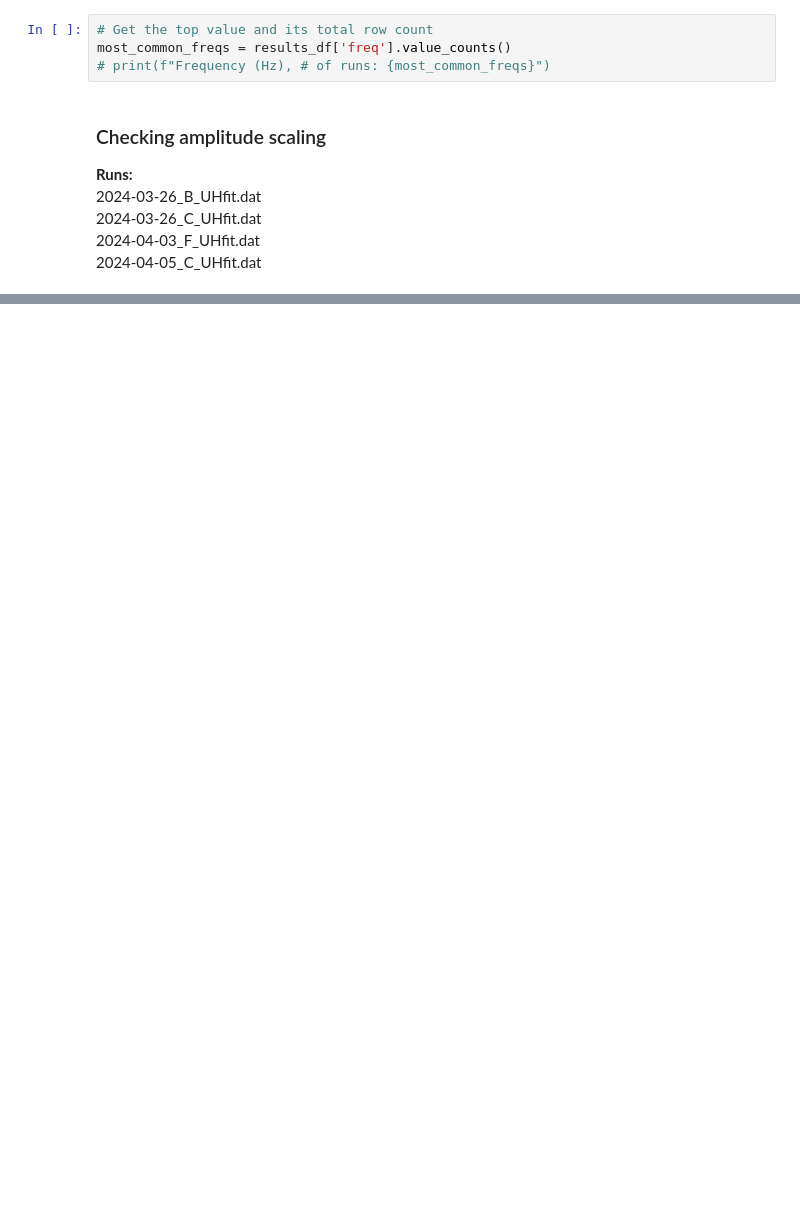
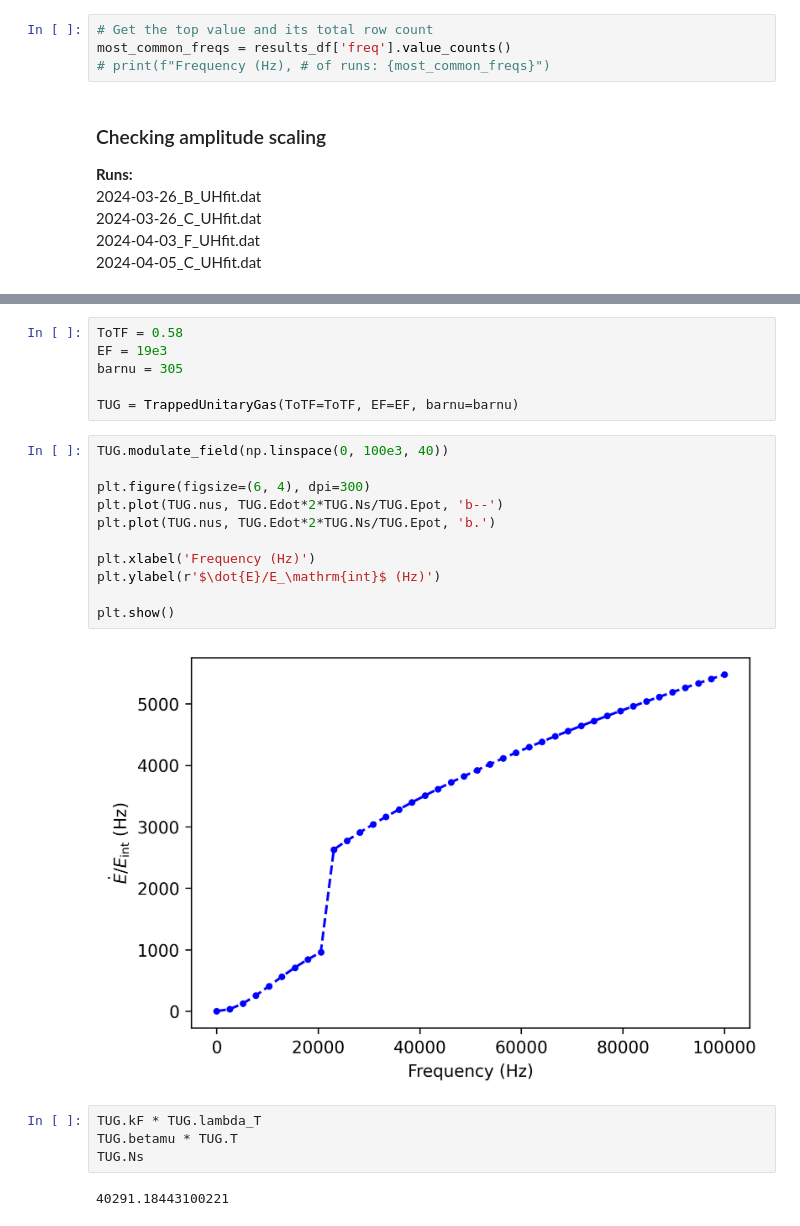
Before and after one commit to uoft-chiplab/Fast-Modulation-Contact-Correlation-Project, a Jupyter notebook: contact_correlations/heating_rate_analysis.ipynb, the cells around one changed output, grey strips where cells are left out. Saved outputs shown, nothing was run; the diff lists cells and outputs as text; blank space fills up the shorter version.

```diff
--- a/contact_correlations/heating_rate_analysis.ipynb
+++ b/contact_correlations/heating_rate_analysis.ipynb
@@ -288,0 +294,25 @@ array(['2024-03-26_B_UHfit.dat', '2024-03-26_C_UHfit.dat',
+# %%
+ToTF = 0.58
+EF = 19e3
+barnu = 305
+
+TUG = TrappedUnitaryGas(ToTF=ToTF, EF=EF, barnu=barnu)
+# %%
+TUG.modulate_field(np.linspace(0, 100e3, 40))
+
+plt.figure(figsize=(6, 4), dpi=300)
+plt.plot(TUG.nus, TUG.Edot*2*TUG.Ns/TUG.Epot, 'b--')
+plt.plot(TUG.nus, TUG.Edot*2*TUG.Ns/TUG.Epot, 'b.')
+
+plt.xlabel('Frequency (Hz)')
+plt.ylabel(r'$\dot{E}/E_\mathrm{int}$ (Hz)')
+
+plt.show()
+# %% [output]
+[figure, added]
+# %%
+TUG.kF * TUG.lambda_T
+TUG.betamu * TUG.T
+TUG.Ns
+# %% [output]
+40291.18443100221
```
Also changed, not shown: parts of 4 cells of this notebook, 1 other file.
